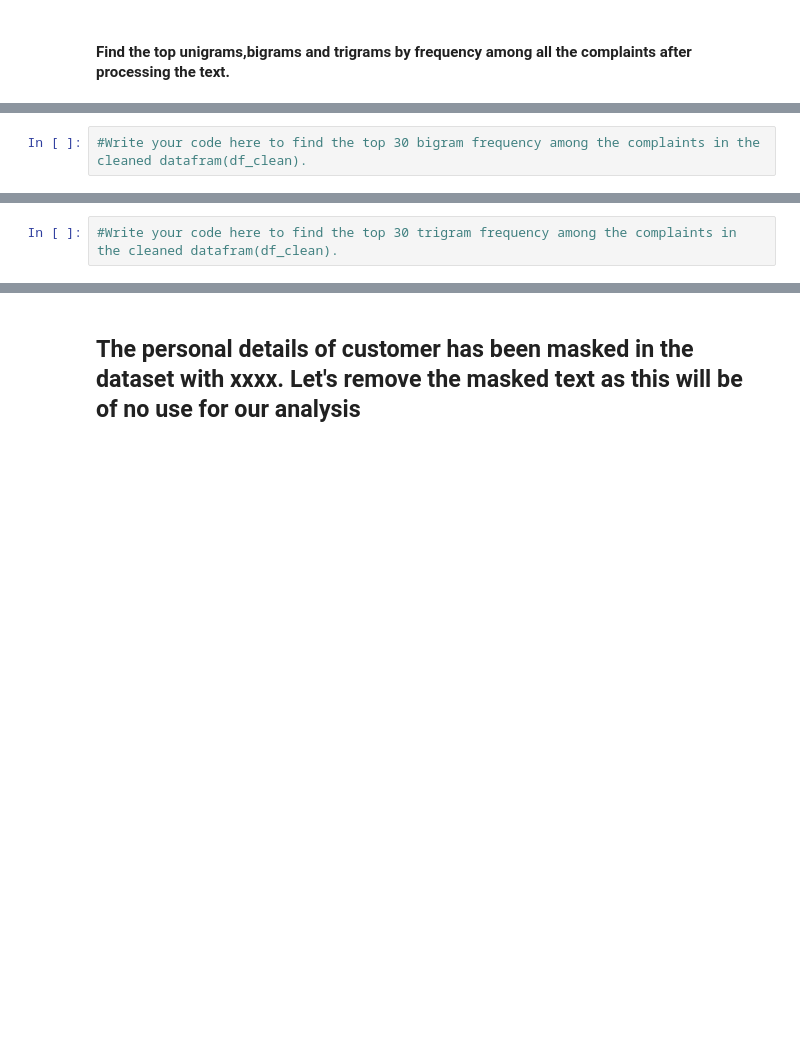
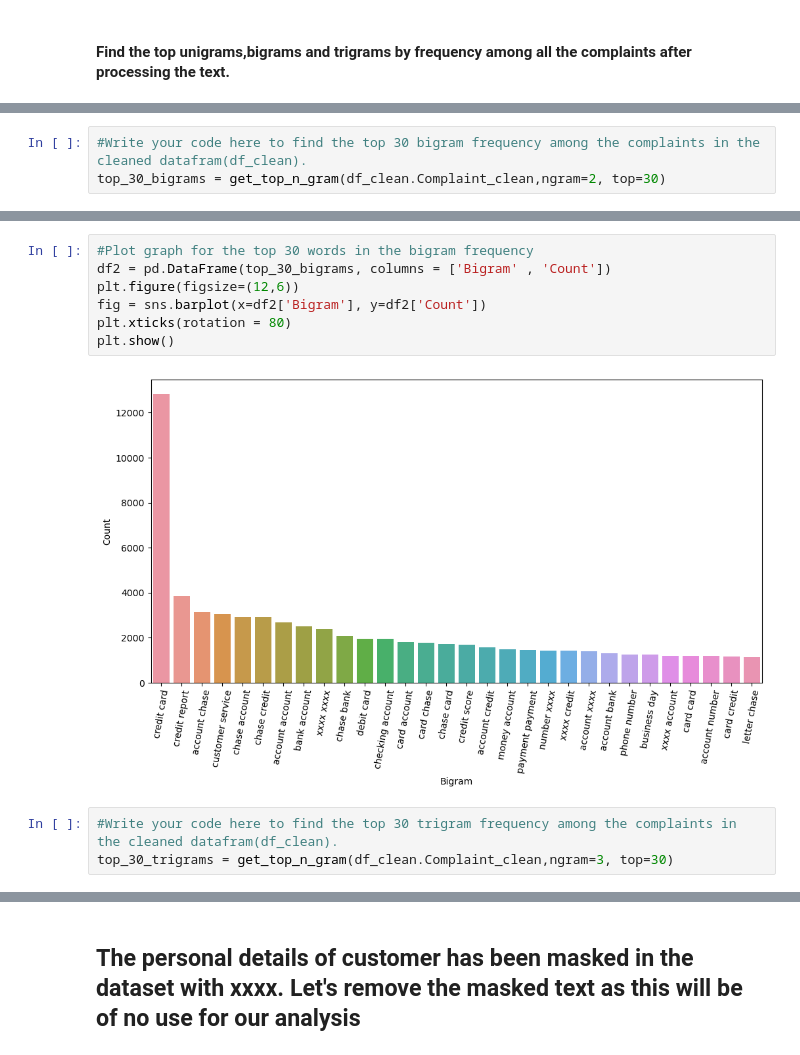
Before and after one commit to Naveenkv93/NLP-Case-Study---Automatic-Ticket-Classification, a Jupyter notebook: Automatic_Ticket_Classification_Assignment.ipynb, the cells around one changed output, grey strips where cells are left out. Drawn from its saved outputs; the diff is of its cells as text; blank space fills up the shorter version.

```diff
--- a/Automatic_Ticket_Classification_Assignment.ipynb
+++ b/Automatic_Ticket_Classification_Assignment.ipynb
@@ -284,4 +351,5 @@ df_clean['Complaint_clean'] = df_clean['complaint_POS_removed'].str.replace('-PR
 # %%
 #Write your code here to find the top 30 bigram frequency among the complaints in the cleaned datafram(df_clean).
+top_30_bigrams = get_top_n_gram(df_clean.Complaint_clean,ngram=2, top=30)
 # %%
 #Print the top 10 words in the bigram frequency
@@ -288,4 +370,14 @@ df_clean['Complaint_clean'] = df_clean['complaint_POS_removed'].str.replace('-PR
+# %%
+#Plot graph for the top 30 words in the bigram frequency
+df2 = pd.DataFrame(top_30_bigrams, columns = ['Bigram' , 'Count'])
+plt.figure(figsize=(12,6))
+fig = sns.barplot(x=df2['Bigram'], y=df2['Count'])
+plt.xticks(rotation = 80)
+plt.show()
+# %% [output]
+[figure, added]
 # %%
 #Write your code here to find the top 30 trigram frequency among the complaints in the cleaned datafram(df_clean).
+top_30_trigrams = get_top_n_gram(df_clean.Complaint_clean,ngram=3, top=30)
 # %%
 #Print the top 10 words in the trigram frequency
```
Also changed, not shown: parts of 29 cells of this notebook.
